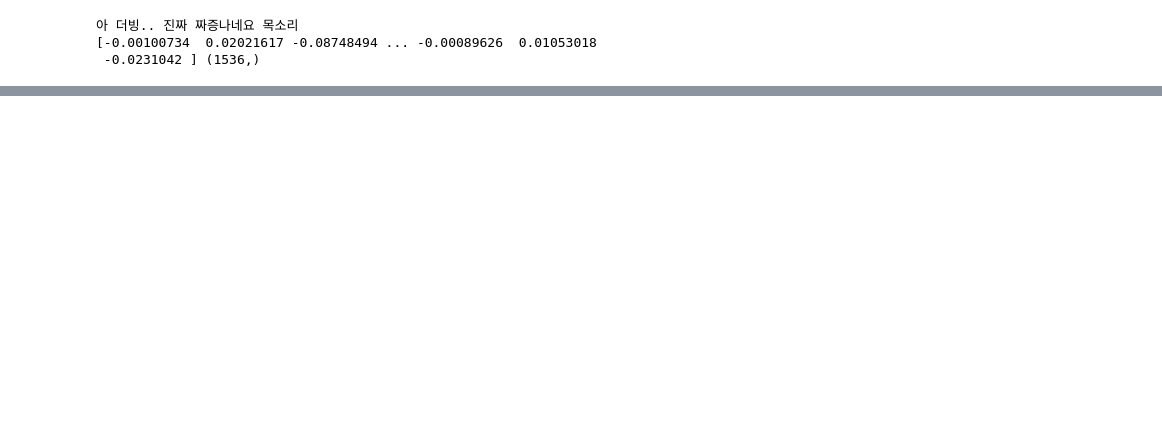
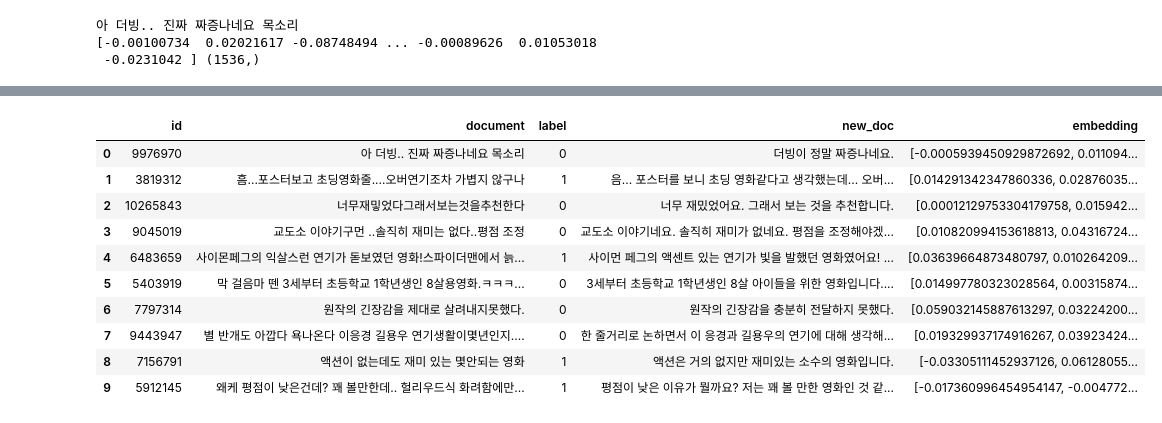
Before and after one commit to dcsolus/kclass, a Jupyter notebook: 2_1_sentence_embeddings.ipynb, the cells around one changed output, grey strips where cells are left out. Cells and saved outputs as stored; diff of their text form; code cells hidden in the pictures; blank space fills up the shorter version.

```diff
--- a/2_1_sentence_embeddings.ipynb
+++ b/2_1_sentence_embeddings.ipynb
@@ -119,0 +130,4 @@ for text in data['document']:
+# %%
+data_new = pd.read_table('ratings_train.txt')[:10]
+data_new['new_doc'] = data_new['document'].apply(lambda x: get_openai_response(x, system_message))
+data_new
@@ -119,0 +148,15 @@ for text in data['document']:
+# %%
+data_new['embedding'] = data_new['new_doc'].apply(lambda x: generate_openai_embedding(x))
+data_new
+# %% [output]
+|  | id | document | label | new_doc | embedding |
+| 0 | 9976970 | 아 더빙.. 진짜 짜증나네요 목소리 | 0 | 더빙이 정말 짜증나네요. | [-0.0005939450929872692, 0.011094... |
+| 1 | 3819312 | 흠...포스터보고 초딩영화줄....오버연기조차 가볍지 않구나 | 1 | 음... 포스터를 보니 초딩 영화같다고 생각했는데... 오버... | [0.014291342347860336, 0.02876035... |
+| 2 | 10265843 | 너무재밓었다그래서보는것을추천한다 | 0 | 너무 재밌었어요. 그래서 보는 것을 추천합니다. | [0.00012129753304179758, 0.015942... |
+| 3 | 9045019 | 교도소 이야기구먼 ..솔직히 재미는 없다..평점 조정 | 0 | 교도소 이야기네요. 솔직히 재미가 없네요. 평점을 조정해야겠... | [0.010820994153618813, 0.04316724... |
+| 4 | 6483659 | 사이몬페그의 익살스런 연기가 돋보였던 영화!스파이더맨에서 늙... | 1 | 사이먼 페그의 액센트 있는 연기가 빛을 발했던 영화였어요! ... | [0.03639664873480797, 0.010264209... |
+| 5 | 5403919 | 막 걸음마 뗀 3세부터 초등학교 1학년생인 8살용영화.ㅋㅋㅋ... | 0 | 3세부터 초등학교 1학년생인 8살 아이들을 위한 영화입니다.... | [0.014997780323028564, 0.00315874... |
+| 6 | 7797314 | 원작의 긴장감을 제대로 살려내지못했다. | 0 | 원작의 긴장감을 충분히 전달하지 못했다. | [0.059032145887613297, 0.03224200... |
+| 7 | 9443947 | 별 반개도 아깝다 욕나온다 이응경 길용우 연기생활이몇년인지.... | 0 | 한 줄거리로 논하면서 이 응경과 길용우의 연기에 대해 생각해... | [0.019329937174916267, 0.03923424... |
+| 8 | 7156791 | 액션이 없는데도 재미 있는 몇안되는 영화 | 1 | 액션은 거의 없지만 재미있는 소수의 영화입니다. | [-0.03305111452937126, 0.06128055... |
+| 9 | 5912145 | 왜케 평점이 낮은건데? 꽤 볼만한데.. 헐리우드식 화려함에만... | 1 | 평점이 낮은 이유가 뭘까요? 저는 꽤 볼 만한 영화인 것 같... | [-0.017360996454954147, -0.004772... |
```
Also changed, not shown: parts of 13 cells of this notebook, 10 other files.
